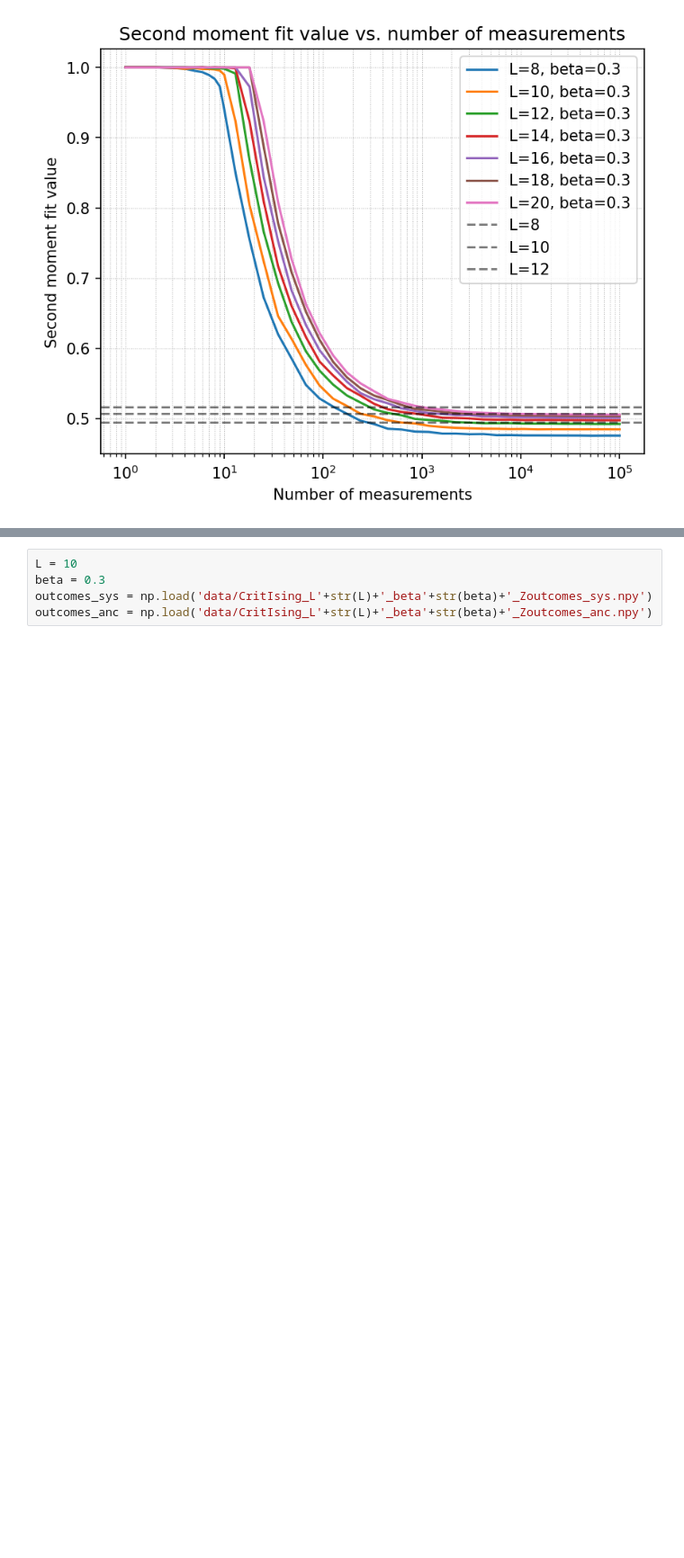
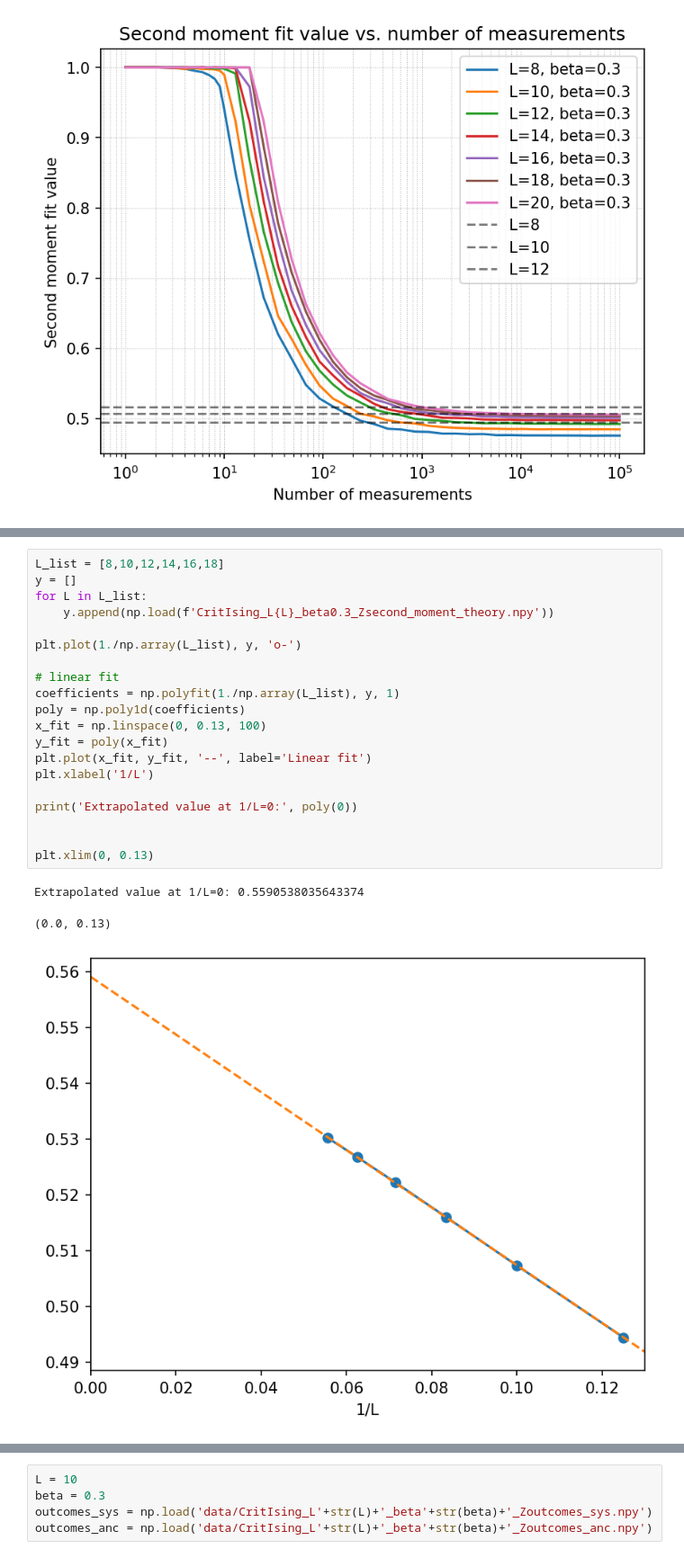
Before and after one commit to YueLiu01/MPSToolBox, a Jupyter notebook: snapshot_measurements.ipynb, the cells around one changed output, grey strips where cells are left out. Shown at 90% size. Saved outputs shown, nothing was run; the diff lists cells and outputs as text; blank space fills up the shorter version.

```diff
--- a/snapshot_measurements.ipynb
+++ b/snapshot_measurements.ipynb
@@ -231,3 +304,27 @@ L= 20 beta= 0.3
+# %%
+L_list = [8,10,12,14,16,18]
+y = []
+for L in L_list:
+    y.append(np.load(f'CritIsing_L{L}_beta0.3_Zsecond_moment_theory.npy'))
+
+plt.plot(1./np.array(L_list), y, 'o-')
+
+# linear fit
+coefficients = np.polyfit(1./np.array(L_list), y, 1)
+poly = np.poly1d(coefficients)
+x_fit = np.linspace(0, 0.13, 100)
+y_fit = poly(x_fit)
+plt.plot(x_fit, y_fit, '--', label='Linear fit')
+plt.xlabel('1/L')
+
+print('Extrapolated value at 1/L=0:', poly(0))
+
+
+plt.xlim(0, 0.13)
+# %% [output]
+Extrapolated value at 1/L=0: 0.5590538035643374
+(0.0, 0.13)
+[figure, added]
 # %%
 '''
 Testing area:
```
Also changed, not shown: parts of 3 cells of this notebook, 15 other files.
